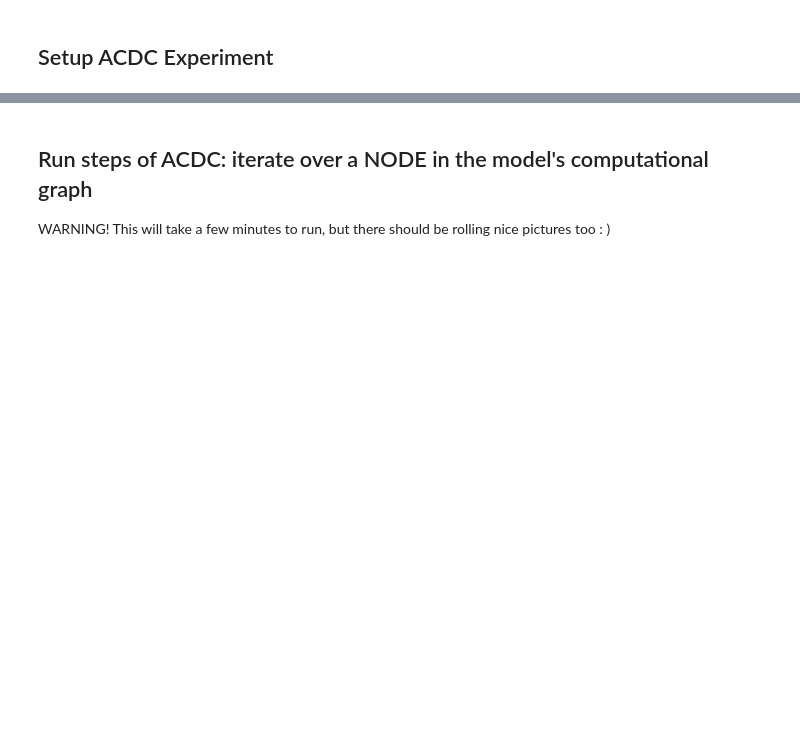
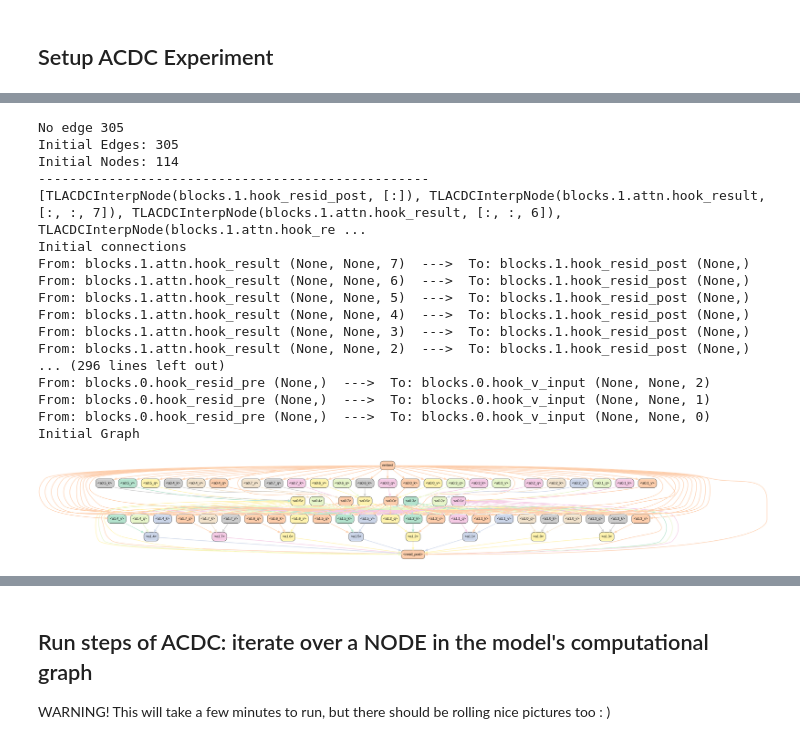
Before and after one commit to IoulianosPol/Internship, a Jupyter notebook: acdc/notebooks/acdc_my_demo_induction.ipynb, the cells around one changed output, grey strips where cells are left out. Cells and saved outputs as stored; diff of their text form; code cells hidden in the pictures; blank space fills up the shorter version.

Commit message:
my_demo_induction ntbook add active nodes

```diff
--- a/acdc/notebooks/acdc_my_demo_induction.ipynb
+++ b/acdc/notebooks/acdc_my_demo_induction.ipynb
@@ -478,34 +598,53 @@ for edge_tuple, edge in exp.corr.all_edges().items():
     if edge.present and edge.edge_type != EdgeType.PLACEHOLDER:
         receiver_name, receiver_idx, sender_name, sender_idx = edge_tuple
 
         rec_str = f"{receiver_name} {receiver_idx.hashable_tuple}"
         send_str = f"{sender_name} {sender_idx.hashable_tuple}"
 
         print(f"From: {send_str}  --->  To: {rec_str}")
 
 
 from IPython.display import display, Image
 
 print("Initial Graph")
 
 corr = TLACDCCorrespondence.setup_from_model(tl_model, use_pos_embed=False)
 
 for (recv_name, recv_idx, send_name, send_idx), edge in corr.all_edges().items():
     if edge.present:
         edge.effect_size = 1.0
 
 
 fname = "ims/official_acdc_114.png"
 show(
     correspondence=corr,
     fname=fname,
-    show_full_index=True,
+    show_full_index=False,
     remove_qkv=False,
     show_placeholders=False,
 
 )
 
 display(Image(fname))
+# %% [output]
+No edge 305
+Initial Edges: 305
+Initial Nodes: 114
+--------------------------------------------------
+[TLACDCInterpNode(blocks.1.hook_resid_post, [:]), TLACDCInterpNode(blocks.1.attn.hook_result, [:, :, 7]), TLACDCInterpNode(blocks.1.attn.hook_result, [:, :, 6]), TLACDCInterpNode(blocks.1.attn.hook_re ...
+Initial connections
+From: blocks.1.attn.hook_result (None, None, 7)  --->  To: blocks.1.hook_resid_post (None,)
+From: blocks.1.attn.hook_result (None, None, 6)  --->  To: blocks.1.hook_resid_post (None,)
+From: blocks.1.attn.hook_result (None, None, 5)  --->  To: blocks.1.hook_resid_post (None,)
+From: blocks.1.attn.hook_result (None, None, 4)  --->  To: blocks.1.hook_resid_post (None,)
+From: blocks.1.attn.hook_result (None, None, 3)  --->  To: blocks.1.hook_resid_post (None,)
+From: blocks.1.attn.hook_result (None, None, 2)  --->  To: blocks.1.hook_resid_post (None,)
+... (296 lines left out)
+From: blocks.0.hook_resid_pre (None,)  --->  To: blocks.0.hook_v_input (None, None, 2)
+From: blocks.0.hook_resid_pre (None,)  --->  To: blocks.0.hook_v_input (None, None, 1)
+From: blocks.0.hook_resid_pre (None,)  --->  To: blocks.0.hook_v_input (None, None, 0)
+Initial Graph
+[figure, added]
 # %%
 import networkx as nx
 
```
Also changed, not shown: parts of 11 cells of this notebook, 1 other file.
